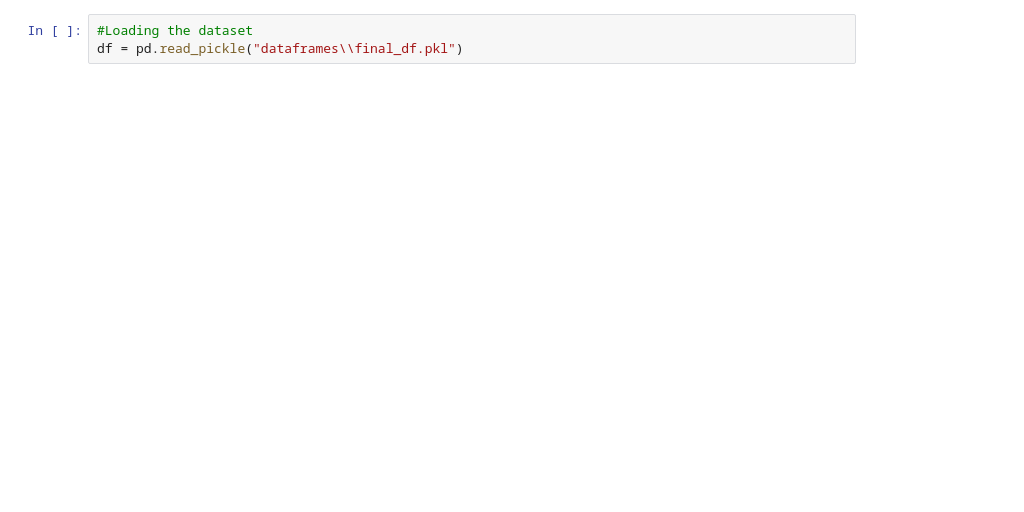
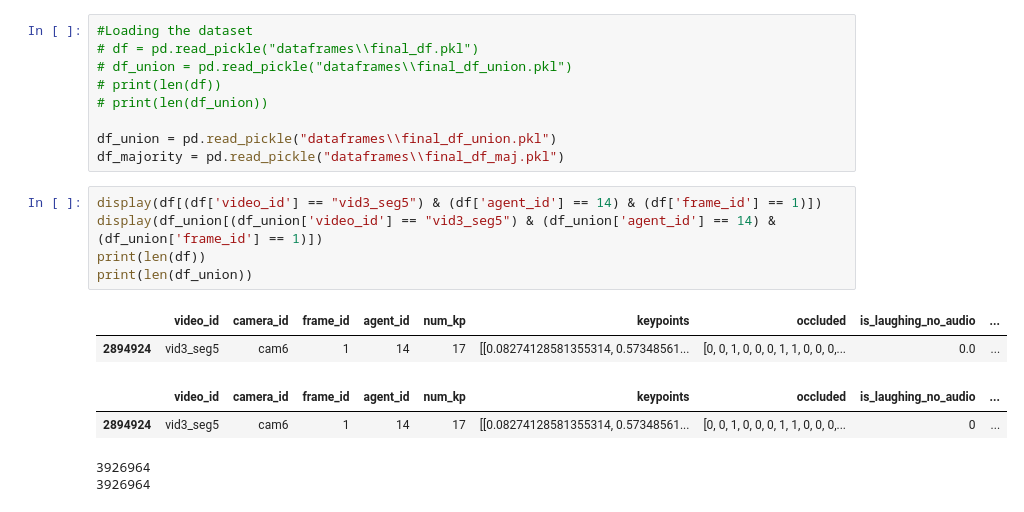
Before and after one commit to vguenov/RP-laughing-pose-estimation, a Jupyter notebook: DataPreprocessing.ipynb, the cells around one changed output. Saved outputs shown, nothing was run; the diff lists cells and outputs as text; blank space fills up the shorter version.

```diff
--- a/DataPreprocessing.ipynb
+++ b/DataPreprocessing.ipynb
@@ -8,4 +17,22 @@ from sklearn.utils import resample
 # %%
 #Loading the dataset
-df = pd.read_pickle("dataframes\\final_df.pkl")
+# df = pd.read_pickle("dataframes\\final_df.pkl")
+# df_union = pd.read_pickle("dataframes\\final_df_union.pkl")
+# print(len(df))
+# print(len(df_union))
+
+df_union = pd.read_pickle("dataframes\\final_df_union.pkl")
+df_majority = pd.read_pickle("dataframes\\final_df_maj.pkl")
+# %%
+display(df[(df['video_id'] == "vid3_seg5") & (df['agent_id'] == 14) & (df['frame_id'] == 1)])
+display(df_union[(df_union['video_id'] == "vid3_seg5") & (df_union['agent_id'] == 14) & (df_union['frame_id'] == 1)])
+print(len(df))
+print(len(df_union))
+# %% [output]
+|  | video_id | camera_id | frame_id | agent_id | num_kp | keypoints | occluded | is_laughing_no_audio | ... |
+| 2894924 | vid3_seg5 | cam6 | 1 | 14 | 17 | [[0.08274128581355314, 0.57348561... | [0, 0, 1, 0, 0, 0, 1, 1, 0, 0, 0,... | 0.0 | ... |
+|  | video_id | camera_id | frame_id | agent_id | num_kp | keypoints | occluded | is_laughing_no_audio | ... |
+| 2894924 | vid3_seg5 | cam6 | 1 | 14 | 17 | [[0.08274128581355314, 0.57348561... | [0, 0, 1, 0, 0, 0, 1, 1, 0, 0, 0,... | 0 | ... |
+3926964
+3926964
 # %%
```
Also changed, not shown: parts of 23 cells of this notebook, 3 other files.
